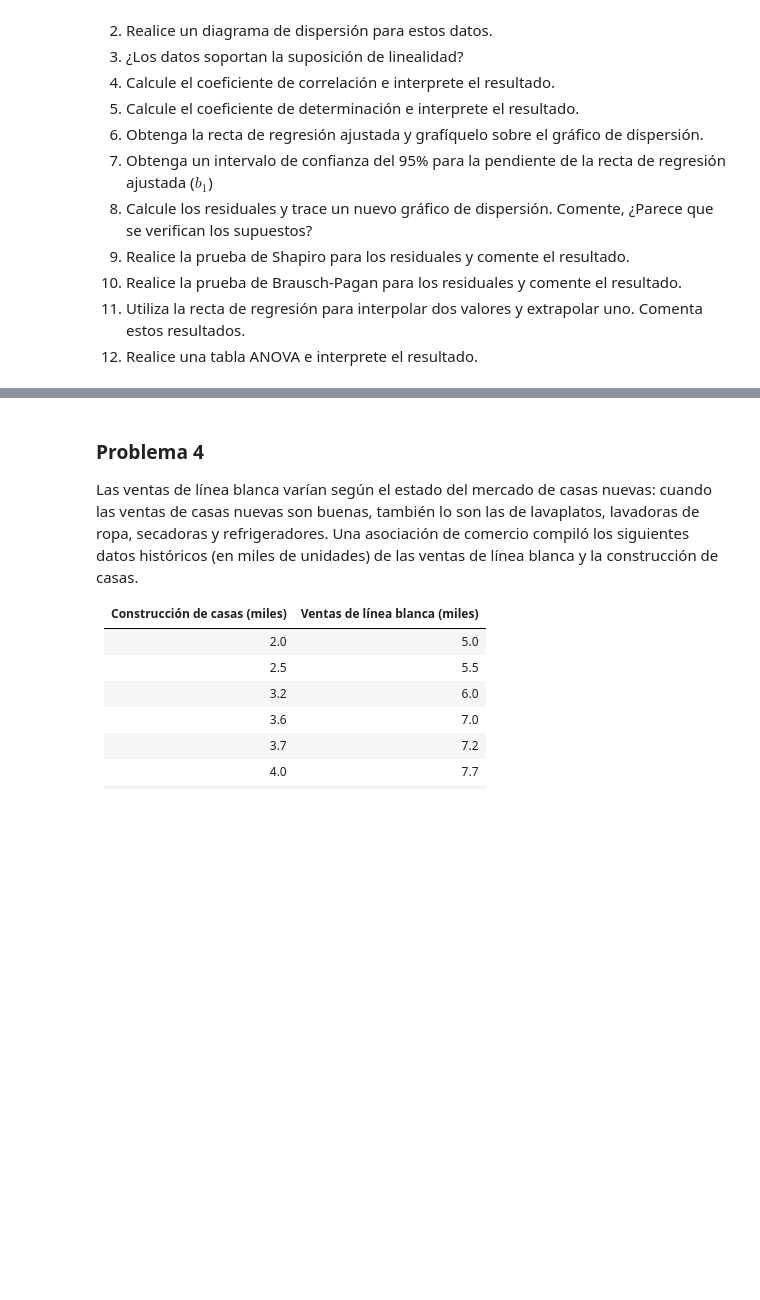
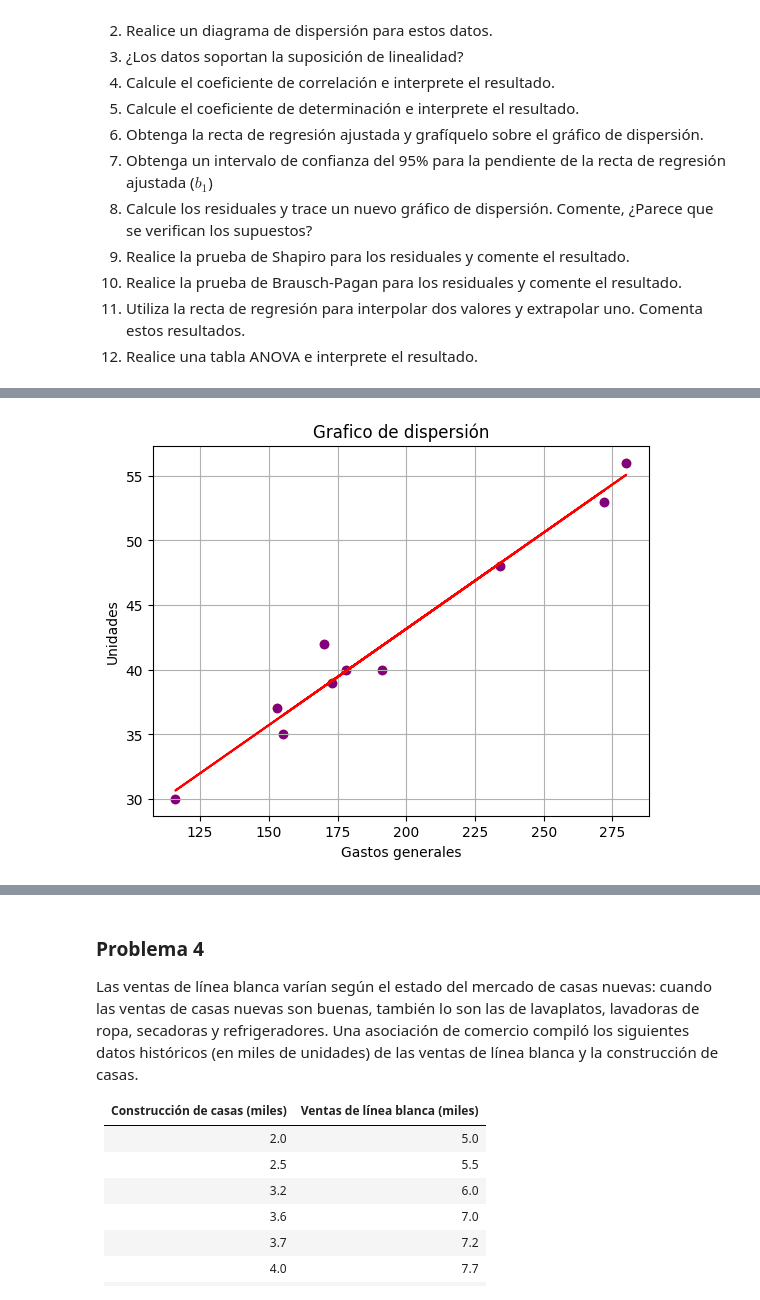
Before and after one commit to Karlamch/karlaMCH, a Jupyter notebook: KMCHProblemario_Estadística_Inferencial_II.ipynb, the cells around one changed output, grey strips where cells are left out. Cells and saved outputs as stored; diff of their text form; code cells hidden in the pictures; blank space fills up the shorter version.

```diff
--- a/KMCHProblemario_Estadística_Inferencial_II.ipynb
+++ b/KMCHProblemario_Estadística_Inferencial_II.ipynb
@@ -383,3 +434,94 @@ A menudo, quienes hacen la contabilidad de costos estiman los gastos generales c
 10. Realice la prueba de Brausch-Pagan para los residuales y comente el resultado.
 11. Utiliza la recta de regresión para interpolar dos valores y extrapolar uno. Comenta estos resultados.
 12. Realice una tabla ANOVA e interprete el resultado.
+# %%
+#1.Establesca una variable dependiente ( Y ) y una variable independiente ( X ).
+
+#variable indpendiente:
+#variable dependiente:
+
+import numpy as np
+X = np.array([191,170,272,155,280,173,234,116,153,178])
+Y = np.array([40, 42, 53, 35, 56, 39, 48, 30, 37, 40])
+
+#2.Realice un diagrama de dispersión para estos datos.
+import matplotlib.pyplot as plt
+plt.scatter(X,Y, color="orange")
+plt.xlabel('Gastos generales')
+plt.ylabel('Unidades')
+plt.title('Grafico de dispersión')
+plt.grid()
+
+#3.¿Los datos soportan la suposición de linealidad?
+#Si soportan la linealidad
+
+#4.Calcule el coeficiente de correlación e interprete el resultado.
+Sxx = np.sum((X-np.mean(X))**2)
+Sxy = np.sum((X-np.mean(X))*(Y-np.mean(Y)))
+Syy = np.sum((Y-np.mean(Y))**2)
+r = Sxy/np.sqrt(Sxx*Syy)
+print("Coeficiente de correlación: ", r)
+
+#5.Calcule el coeficiente de determinación e interprete el resultado.
+r2 = r**2
+print("Coeficiente de determinación: ", r2)
+
+#6.Obtenga la recta de regresión ajustada y grafíquelo sobre el gráfico de dispersión.
+b1 = Sxy/Sxx
+b0 = np.mean(Y) - b1*np.mean(X)
+print(f"Pendiente: {b1}")
+print(f"Intercepto: {b0}")
+
+Yc = b1 * X + b0
+
+import matplotlib.pyplot as plt
+plt.scatter(X,Y, color="purple")
+plt.plot(X,Yc, color="red")
+plt.xlabel('Gastos generales')
+plt.ylabel('Unidades')
+plt.title('Grafico de dispersión')
+
+#7.Obtenga un intervalo de confianza del 95% para la pendiente de la recta de regresión ajustada ( b1 )
+nivel_de_significancia = 0.05
+import scipy.stats as st
+t = st.t.ppf(1-nivel_de_significancia/2, len(X)-2)
+se_b1 = np.sqrt(np.sum((Y-Yc)**2)/(len(Y)-2)) / np.sqrt(Sxx)
+confianza_b1 = (b1-t*se_b1, b1+t*se_b1)
+print(f"Intervalo de confianza para b1: {confianza_b1}")
+
+#8.Calcule los residuales y trace un nuevo gráfico de dispersión.
+#Comente, ¿Parece que se verifican los supuestos?
+residuales = Y - Yc
+plt.figure()
+plt.scatter(X,residuales, color="blue")
+plt.xlabel("Gastos generales")
+plt.ylabel("Residuales")
+plt.title("Grafico de residuales")
+plt.axhline(y=0, color = "red", linestyle = "--")
+
+#9.Realice la prueba de Shapiro para los residuales y comente el resultado.
+from scipy.stats import shapiro
+_, valor_p_sh = shapiro(residuales)
+print(f"valor_p de shapiro : {valor_p_sh}")
+#se puede descartar la hipotesis hula, ta que esta muy alejado
+
+#11.Utiliza la recta de regresión para interpolar dos valores y extrapolar uno.
+# Comenta estos resultados.
+print (b1 * 191 + b0)
+print (b1 * 170 + b0)
+print (b1 * 272 + b0)
+print (b1 * 155 + b0)
+
+#12.Realice una tabla ANOVA e interprete el resultado.
+
+print (f"Sxx: {Sxx}")
+print (f"Sxy: {Sxy}")
+print (f"Syy: {Syy}")
+print (f"SSE: {np.sum(residuales**2)}")
+print (f"SST: {np.sum((Y-np.mean(Y))**2)}")
+print (f"SSR: {np.sum((Yc-np.mean(Y))**2)/1}")
+print (f"MRS: {np.sum((Yc-np.mean(Y))**2)/1}")
+print (f"MSE: {np.sum(residuales**2)/(len(Y)-2)}")
+print (f"F: {(np.sum((Yc-np.mean(Y))**2)/1)/(np.sum(residuales**2)/(len(Y)-2))}")
+print (f"p-value: {1-st.f.cdf ((np.sum((Yc-np.mean(Y))**2)/1)/(np.sum(residuales**2)/(len(Y)-2)), 1, len(Y)-2)}")
+# %% [output]
@@ -385,0 +548 @@ A menudo, quienes hacen la contabilidad de costos estiman los gastos generales c
+[figure, added]
```
Also changed, not shown: parts of 5 cells of this notebook.
